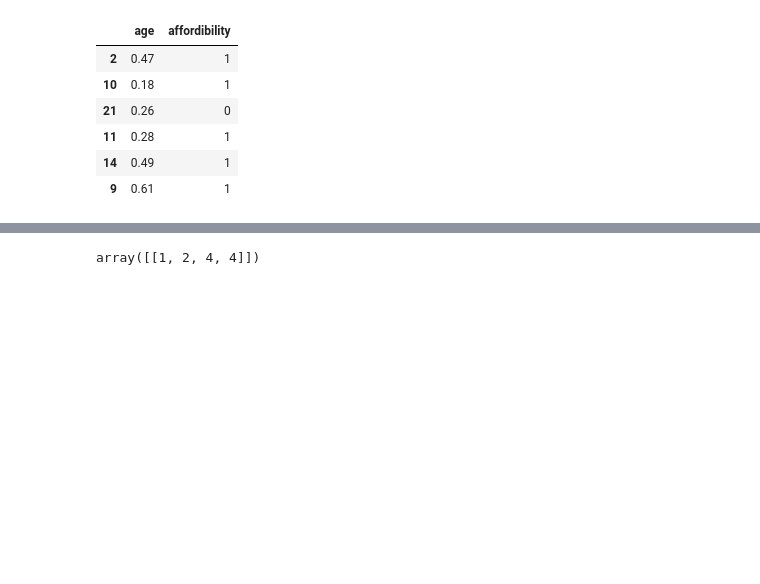
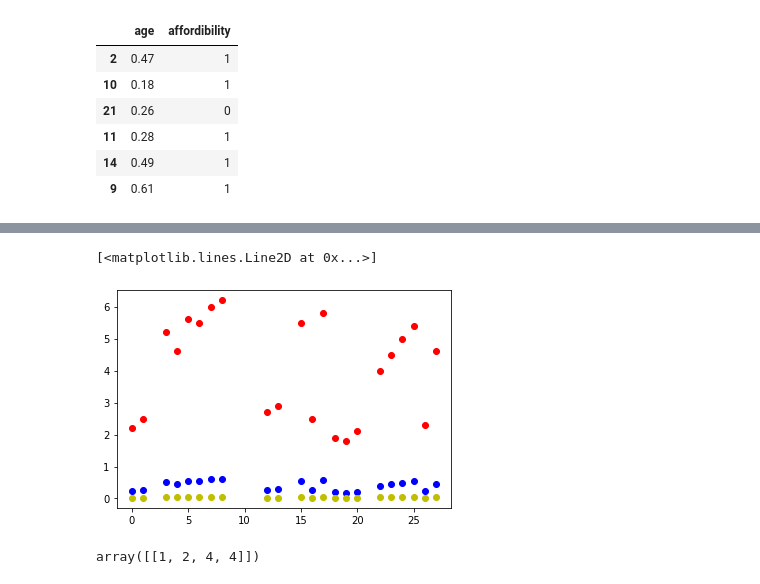
Before and after one commit to MehediGazi/deep_learning, a Jupyter notebook: 4_custon_nn_class.ipynb, the cells around one changed output, grey strips where cells are left out. Drawn from its saved outputs; the diff is of its cells as text; code cells hidden in the pictures; blank space fills up the shorter version.

Commit message:
some scalling test and plot added for experement

```diff
--- a/4_custon_nn_class.ipynb
+++ b/4_custon_nn_class.ipynb
@@ -101,6 +116,26 @@ Name: bought_insurance, dtype: int64 [1 0 0 0 1 1] [[0.70548487]
  [0.47801173]
  [0.7260696 ]
  [0.8294984 ]]
+# %%
+xtrain_scalled10 = xtrain.copy()
+xtrain_scalled10['age'] = xtrain_scalled10['age']/10
+xtest_scalled10 = xtest.copy()
+xtest_scalled10['age'] = xtest_scalled10['age']/10
+# %%
+xtrain_scalled1000 = xtrain.copy()
+xtrain_scalled1000['age'] = xtrain_scalled1000['age']/1000
+xtest_scalled1000 = xtest.copy()
+xtest_scalled1000['age'] = xtest_scalled1000['age']/1000
+# %%
+from matplotlib import pyplot as plt
+%matplotlib inline
+
+plt.plot(xtrain_scalled10['age'], 'ro')
+plt.plot(xtrain_scalled['age'], 'bo')
+plt.plot(xtrain_scalled1000['age'], 'yo')
+# %% [output]
+[<matplotlib.lines.Line2D at 0x...>]
+[figure, added]
 # %%
 #TRANSPOSE PRACTICE
 a = np.array([[1], [2], [4], [4]])
```
Also changed, not shown: parts of 6 cells of this notebook.
